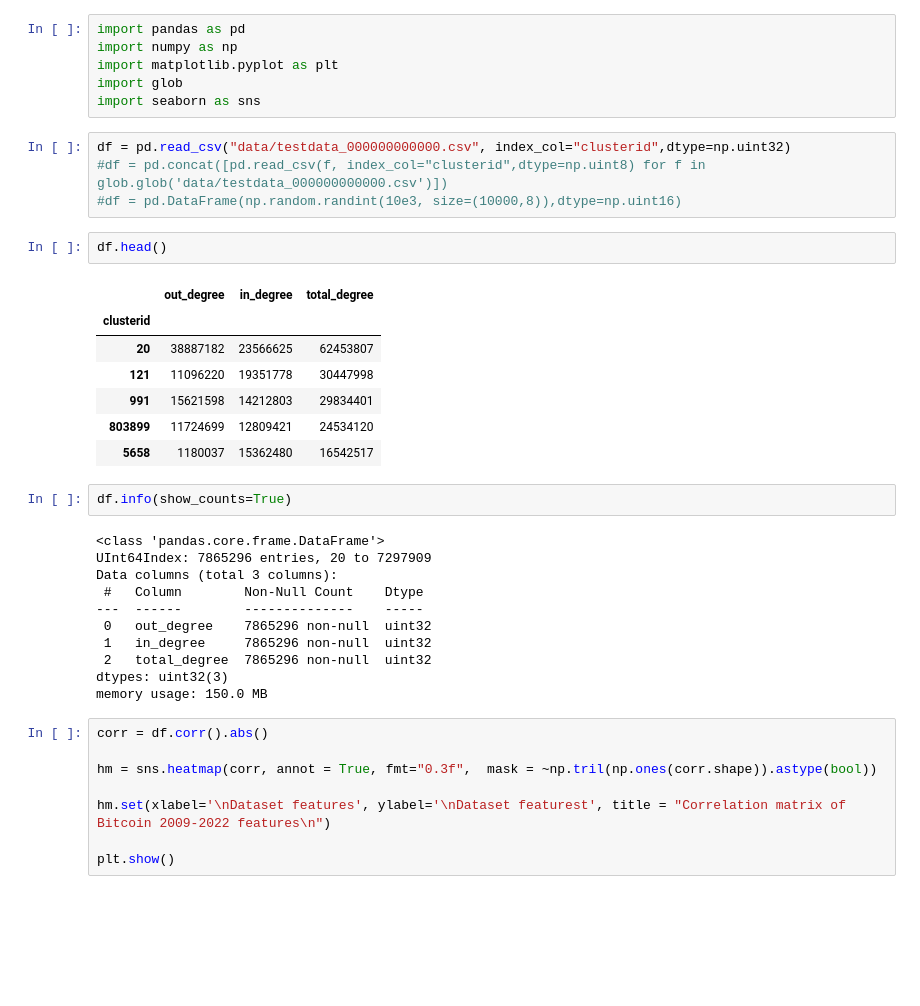
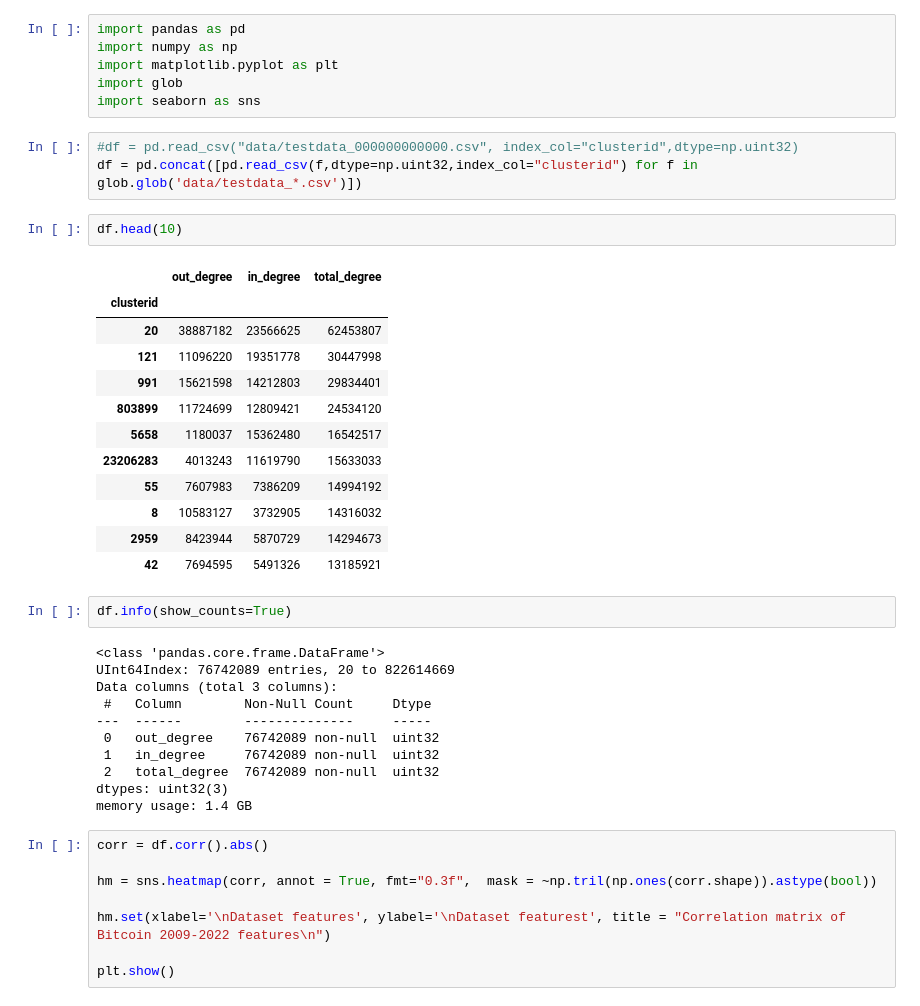
Before and after one commit to joraojr/bitcoin-fraud-detection, a Jupyter notebook: main.ipynb, the cells around one changed output. Saved outputs shown, nothing was run; the diff lists cells and outputs as text; blank space fills up the shorter version.

```diff
--- a/main.ipynb
+++ b/main.ipynb
@@ -5,32 +5,36 @@ import matplotlib.pyplot as plt
 import glob
 import seaborn as sns
 # %%
-df = pd.read_csv("data/testdata_000000000000.csv", index_col="clusterid",dtype=np.uint32)
-#df = pd.concat([pd.read_csv(f, index_col="clusterid",dtype=np.uint8) for f in glob.glob('data/testdata_000000000000.csv')])
-#df = pd.DataFrame(np.random.randint(10e3, size=(10000,8)),dtype=np.uint16)
+#df = pd.read_csv("data/testdata_000000000000.csv", index_col="clusterid",dtype=np.uint32)
+df = pd.concat([pd.read_csv(f,dtype=np.uint32,index_col="clusterid") for f in glob.glob('data/testdata_*.csv')])
 # %%
-df.head()
+df.head(10)
 # %% [output]
 |  | out_degree | in_degree | total_degree |
 | clusterid |  |  |  |
 | 20 | 38887182 | 23566625 | 62453807 |
 | 121 | 11096220 | 19351778 | 30447998 |
 | 991 | 15621598 | 14212803 | 29834401 |
 | 803899 | 11724699 | 12809421 | 24534120 |
 | 5658 | 1180037 | 15362480 | 16542517 |
+| 23206283 | 4013243 | 11619790 | 15633033 |
+| 55 | 7607983 | 7386209 | 14994192 |
+| 8 | 10583127 | 3732905 | 14316032 |
+| 2959 | 8423944 | 5870729 | 14294673 |
+| 42 | 7694595 | 5491326 | 13185921 |
 # %%
 df.info(show_counts=True)
 # %% [output]
 <class 'pandas.core.frame.DataFrame'>
-UInt64Index: 7865296 entries, 20 to 7297909
+UInt64Index: 76742089 entries, 20 to 822614669
 Data columns (total 3 columns):
- #   Column        Non-Null Count    Dtype
----  ------        --------------    -----
- 0   out_degree    7865296 non-null  uint32
- 1   in_degree     7865296 non-null  uint32
- 2   total_degree  7865296 non-null  uint32
+ #   Column        Non-Null Count     Dtype
+---  ------        --------------     -----
+ 0   out_degree    76742089 non-null  uint32
+ 1   in_degree     76742089 non-null  uint32
+ 2   total_degree  76742089 non-null  uint32
 dtypes: uint32(3)
-memory usage: 150.0 MB
+memory usage: 1.4 GB
 # %%
 corr = df.corr().abs()
 
```
Also changed, not shown: parts of 9 cells of this notebook.
